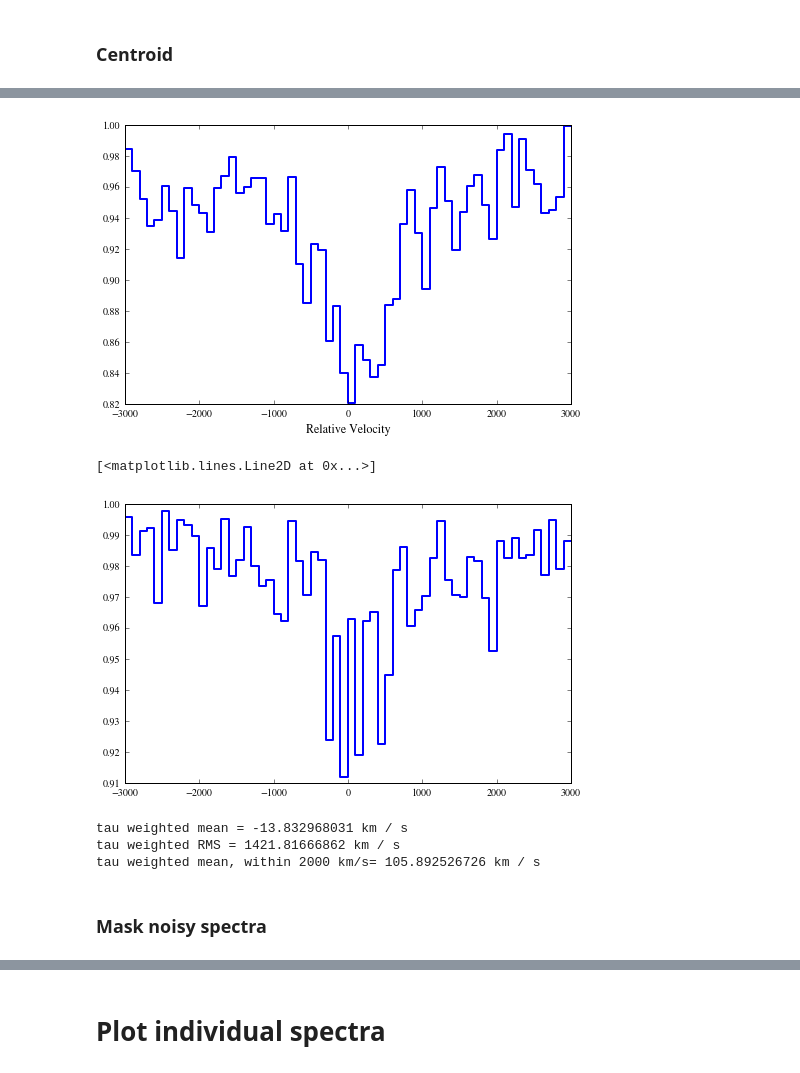
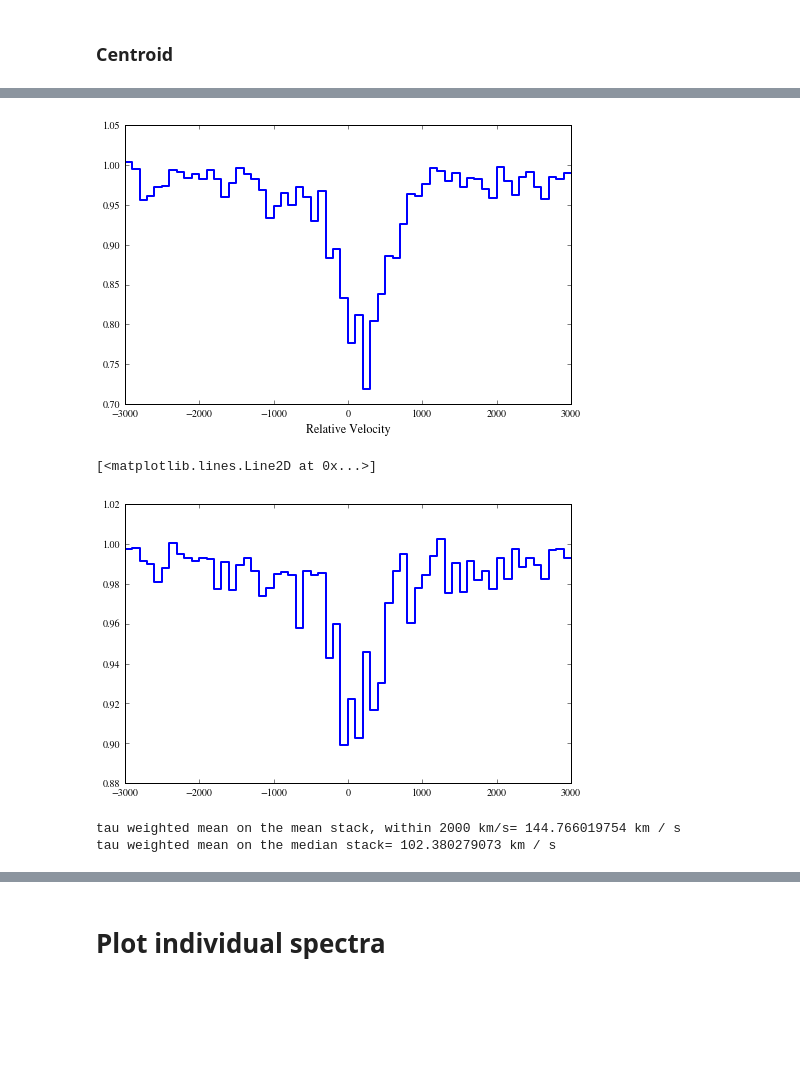
Before and after one commit to qsopairs/papers, a Jupyter notebook: QPQ9/Analysis/Stacks/CII1334_fiddle.ipynb, the cells around one changed output, grey strips where cells are left out. Saved outputs shown, nothing was run; the diff lists cells and outputs as text; code cells hidden in the pictures; blank space fills up the shorter version.

```diff
--- a/QPQ9/Analysis/Stacks/CII1334_fiddle.ipynb
+++ b/QPQ9/Analysis/Stacks/CII1334_fiddle.ipynb
@@ -206,0 +202,4 @@ stck_mskN = copy.deepcopy(stck_msk)
+# %%
+reload(qpqk)
+reload(qpq9k)
+stack_tup0 = qpq9k.qpq9_IRMgII(passback=True,wrest=1334.5323*u.AA,vsig_cut=50*u.km/u.s)
@@ -207,32 +316,26 @@ stck_mskN = copy.deepcopy(stck_msk)
 # %%
-idx_mask = [19] #J1553, number 19 for wrest = 1334
-for idx in idx_mask:
-    stck_mskN[idx,:] = 0.
-# Stack
-stack_tup = (fin_velo, stck_img, stck_mskN, all_dict)
+fin_velo, stck_img, stck_msk, all_dict = stack_tup0
+stack_tup = (fin_velo, stck_img, stck_msk, all_dict)
+#
 fin_velo, fin_flx, all_dict = qpqk.stack_avg(stack_tup)
-# Plot
 plt.figure(figsize=(8,5),dpi=1200)
 plt.plot(fin_velo, fin_flx, drawstyle='steps',linewidth=2.)
 plt.xlabel('Relative Velocity', size=12.)
 plt.show()
 # %% [output]
-[figure, old version]
+[figure, new version]
 # %%
-fin_flx_med = np.median(stck_img*stck_mskN,0)
+fin_flx_med = np.median(stck_img*stck_msk,0)
 plt.figure(figsize=(8,5),dpi=1200)
 plt.plot(fin_velo,fin_flx_med,drawstyle='steps',linewidth=2.)
 # %% [output]
 [<matplotlib.lines.Line2D at 0x...>]
-[figure, old version]
+[figure, new version]
 # %%
 tau = np.log(1./fin_flx)
-print('tau weighted mean =',np.sum(fin_velo*tau)/np.sum(tau))
-print('tau weighted RMS =',np.sqrt(np.sum((fin_velo**2)*tau)/np.sum(tau)))
-print('tau weighted mean, within 2000 km/s=',np.sum(fin_velo[10:51]*tau[10:51])/np.sum(tau[10:51]))
+print('tau weighted mean on the mean stack, within 2000 km/s=',np.sum(fin_velo[10:51]*tau[10:51])/np.sum(tau[10:51]))
+tau_med = np.log(1./fin_flx_med)
+print('tau weighted mean on the median stack=',np.sum(fin_velo[10:51]*tau_med[10:51])/np.sum(tau_med[10:51]))
 # %% [output]
-tau weighted mean = -13.832968031 km / s
-tau weighted RMS = 1421.81666862 km / s
-tau weighted mean, within 2000 km/s= 105.892526726 km / s
+tau weighted mean on the mean stack, within 2000 km/s= 144.766019754 km / s
+tau weighted mean on the median stack= 102.380279073 km / s
-# %% [markdown]
-### Mask noisy spectra
```
Also changed, not shown: parts of 16 cells of this notebook, 12 other files.
